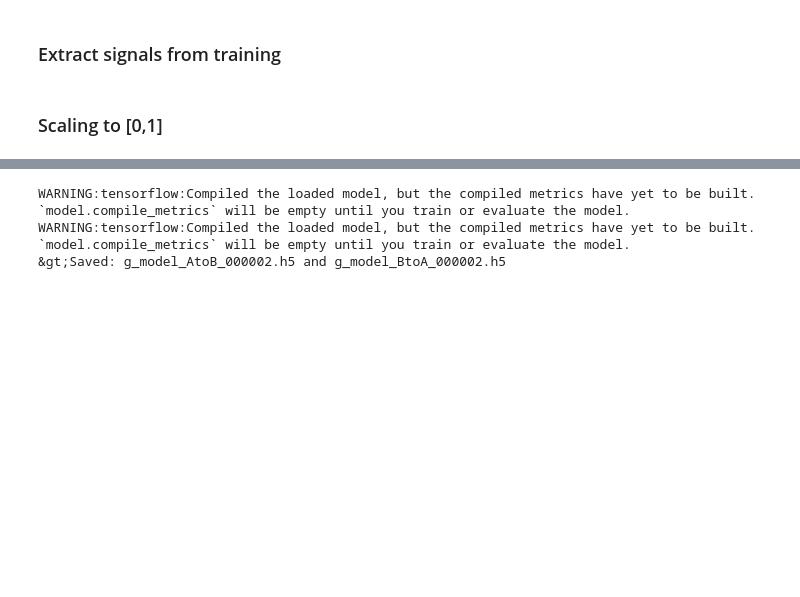
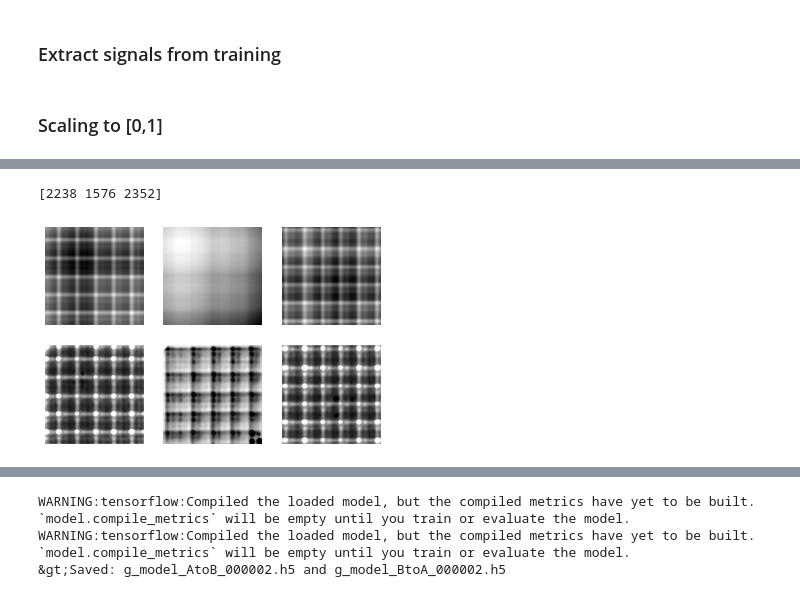
Before and after one commit to LongNguyen1984/GANLearning, a Jupyter notebook: CycleGAN_restNet3.ipynb, the cells around one changed output, grey strips where cells are left out. Cells and saved outputs as stored; diff of their text form; code cells hidden in the pictures; blank space fills up the shorter version.

```diff
--- a/CycleGAN_restNet3.ipynb
+++ b/CycleGAN_restNet3.ipynb
@@ -1599,0 +1722,2 @@ for i in range(n_samples):
+# %%
+g_model_AtoB3channel = tf.keras.models.load_model('g_model_AtoB_001319.h5')
@@ -1599,0 +1759,15 @@ for i in range(n_samples):
+# %%
+# plot source images
+n_samples = 3
+for i in range(n_samples):
+	pyplot.subplot(2, n_samples, 1 + i)
+	pyplot.axis('off')
+	pyplot.imshow(dataA1[i][:,:,0], cmap='gray')
+	#pyplot.imshow(dataA[i].astype('uint8'))
+# plot target image
+for i in range(n_samples):
+	pyplot.subplot(2, n_samples, 1 + n_samples + i)
+	pyplot.axis('off')
+	pyplot.imshow(dataB1[i][:,:,0], cmap='gray')
+	#pyplot.imshow(dataB[i].astype('uint8'))
+pyplot.show()
@@ -1599,0 +1776,31 @@ for i in range(n_samples):
+# %%
+def generate_real_samples(dataset, n_samples, patch_shape):
+	# choose random instances
+	ix = np.random.randint(0, dataset.shape[0], n_samples)
+	print(ix)
+	# retrieve selected images
+	X = dataset[ix]
+	# generate 'real' class labels (1)
+	y = ones((n_samples, patch_shape, patch_shape, 1))
+	return X, y
+# %%
+# Generate Two Datasets
+X_in, _ = generate_real_samples(dataA1, n_samples, 0)
+X_out, _ = generate_fake_samples(g_model_AtoB3channel, X_in, 0)
+# Scaling from [-1,1]  to [0, 1]
+X_in = (X_in + 1) / 2.0
+X_out = (X_out + 1) / 2.0
+# %% [output]
+[2238 1576 2352]
+# %%
+for i in range(n_samples):
+		pyplot.subplot(2, n_samples, 1 + i)
+		pyplot.axis('off')
+		pyplot.imshow(X_in[i,:,:,0], cmap='gray')
+	# plot translated image
+for i in range(n_samples):
+		pyplot.subplot(2, n_samples, 1 + n_samples + i)
+		pyplot.axis('off')
+		pyplot.imshow(X_out[i,:,:,0], cmap='gray')
+# %% [output]
+[figure, added]
```
Also changed, not shown: parts of 26 cells of this notebook.
